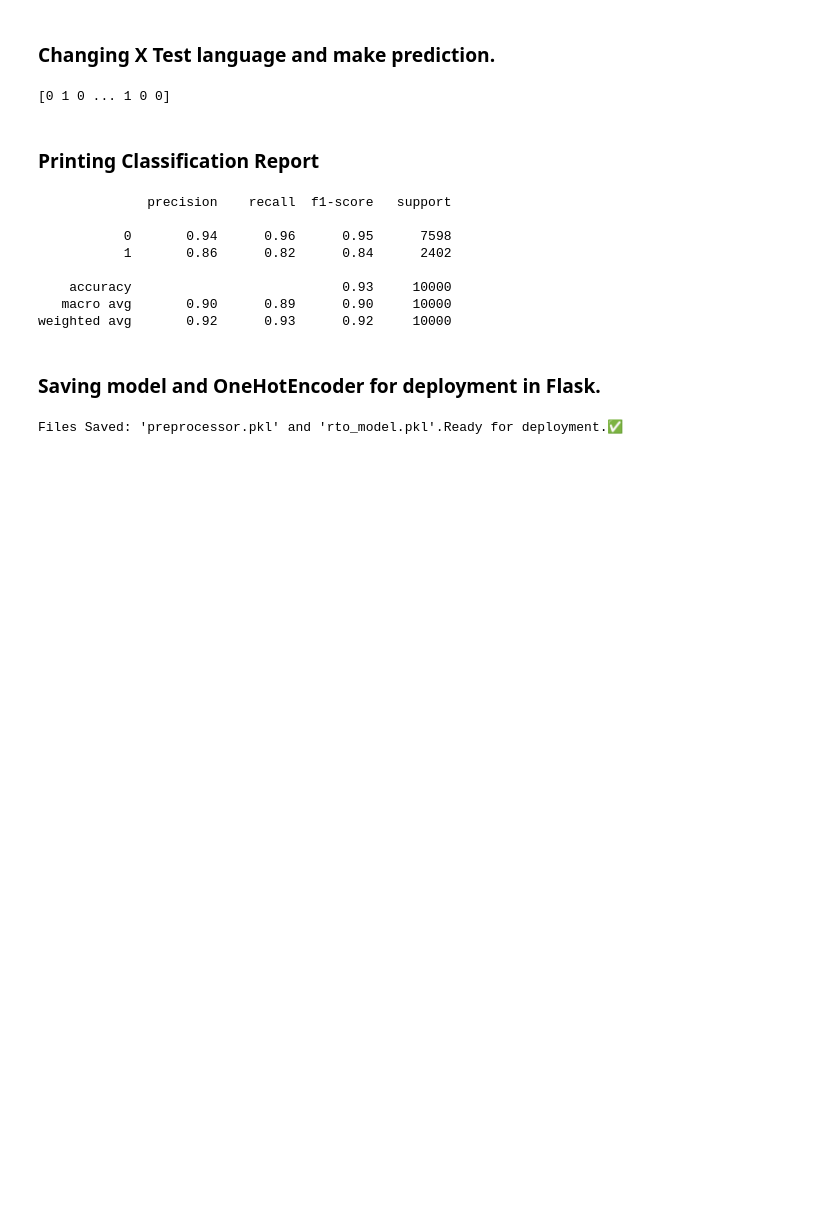
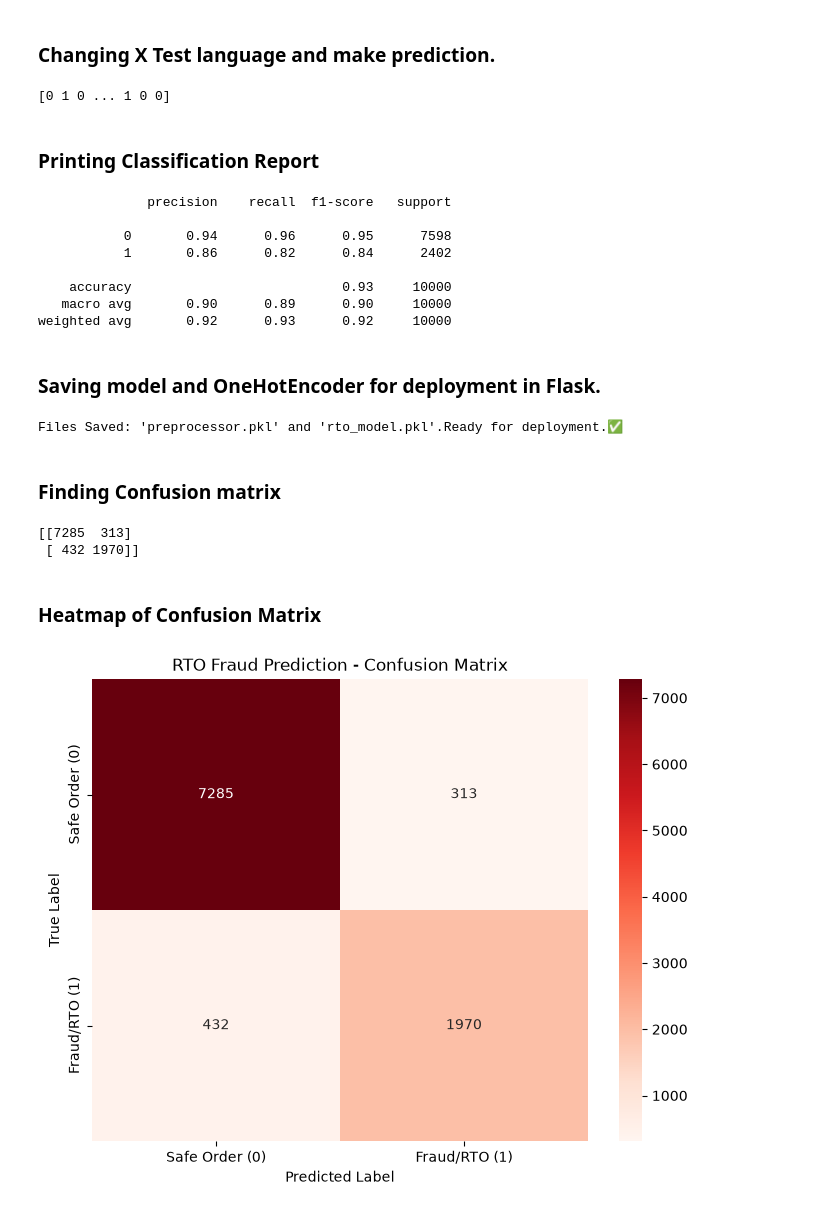
Before and after one commit to 87690ut/E-Commerce-rto-fraud-predictor, a Jupyter notebook: data_generation.ipynb, the cells around one changed output. Saved outputs shown, nothing was run; the diff lists cells and outputs as text; code cells hidden in the pictures; blank space fills up the shorter version.

Commit message:
heatmap generated successfully

```diff
--- a/data_generation.ipynb
+++ b/data_generation.ipynb
@@ -128,3 +128,24 @@ joblib.dump(model, 'rto_model.pkl')
 print("Files Saved: 'preprocessor.pkl' and 'rto_model.pkl'.Ready for deployment.✅")
 # %% [output]
 Files Saved: 'preprocessor.pkl' and 'rto_model.pkl'.Ready for deployment.✅
+# %% [markdown]
+### Finding Confusion matrix
+# %%
+cm = confusion_matrix(y_test, prediction)
+print(cm)
+# %% [output]
+[[7285  313]
+ [ 432 1970]]
+# %% [markdown]
+### Heatmap of Confusion Matrix
+# %%
+plt.figure(figsize=(8,6))
+sns.heatmap(cm, annot=True, fmt='d', cmap='Reds',
+            xticklabels = ['Safe Order (0)', 'Fraud/RTO (1)'],
+            yticklabels = ['Safe Order (0)', 'Fraud/RTO (1)'])
+plt.title('RTO Fraud Prediction - Confusion Matrix')
+plt.xlabel('Predicted Label')
+plt.ylabel('True Label')
+plt.show()
+# %% [output]
+[figure, added]
```
